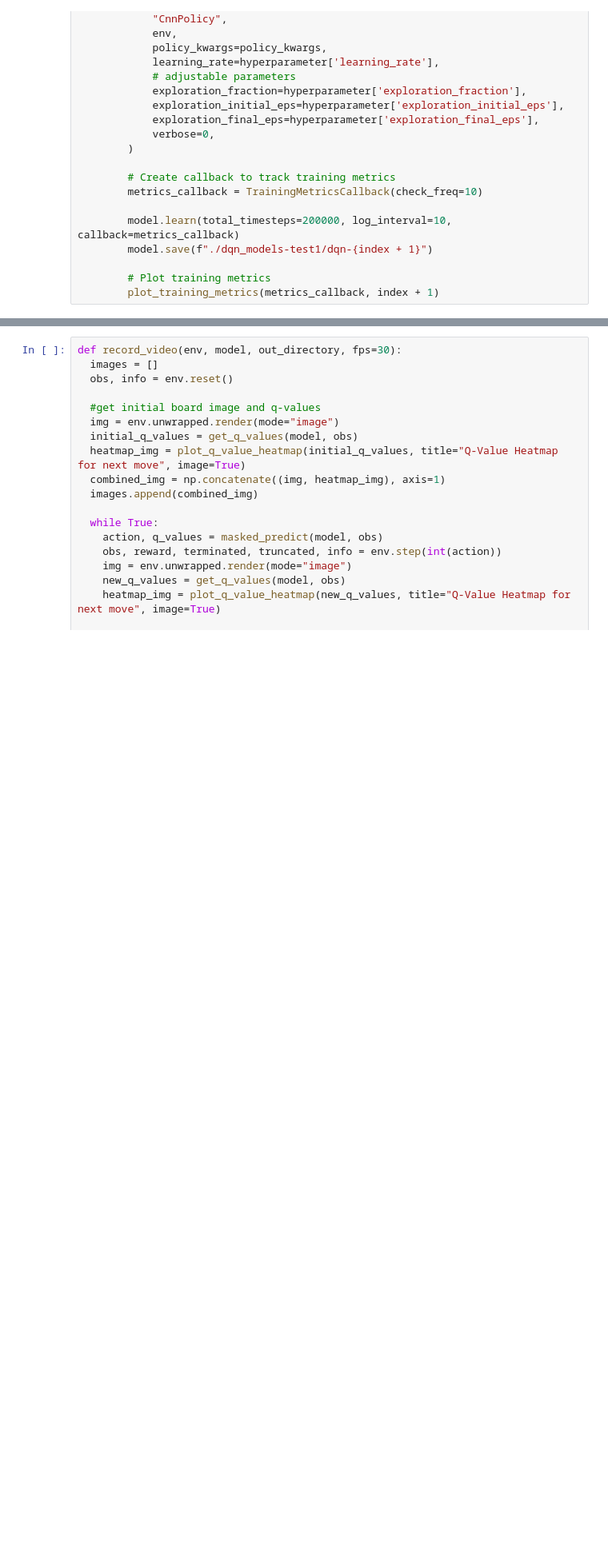
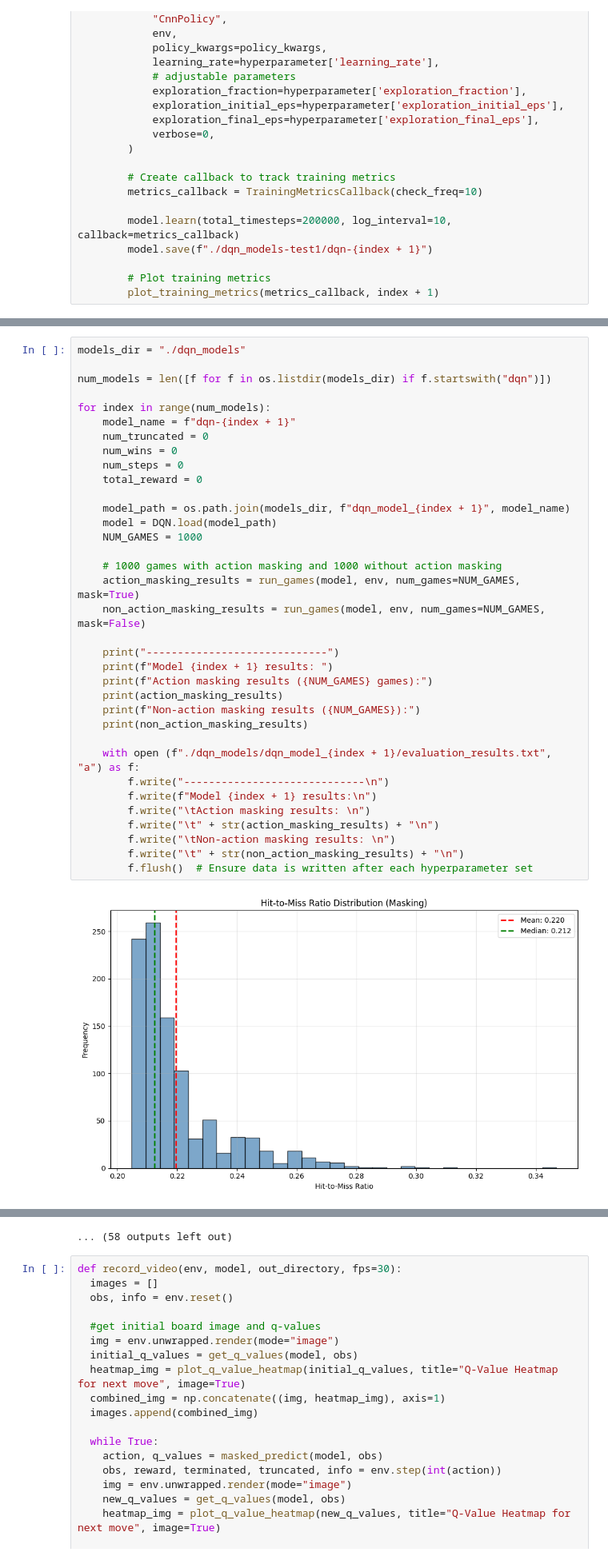
Before and after one commit to shayanhalder/battleship-reinforcement-learning, a Jupyter notebook: dqn_pipeline.ipynb, the cells around one changed output, grey strips where cells are left out. Shown at 80% size. Drawn from its saved outputs; the diff is of its cells as text; blank space fills up the shorter version.

```diff
--- a/dqn_pipeline.ipynb
+++ b/dqn_pipeline.ipynb
@@ -522,0 +659,37 @@ with open("dqn-training.txt", "a") as f:
+# %%
+models_dir = "./dqn_models"
+
+num_models = len([f for f in os.listdir(models_dir) if f.startswith("dqn")])
+
+for index in range(num_models):
+    model_name = f"dqn-{index + 1}"
+    num_truncated = 0
+    num_wins = 0
+    num_steps = 0
+    total_reward = 0
+
+    model_path = os.path.join(models_dir, f"dqn_model_{index + 1}", model_name)
+    model = DQN.load(model_path)
+    NUM_GAMES = 1000
+
+    # 1000 games with action masking and 1000 without action masking
+    action_masking_results = run_games(model, env, num_games=NUM_GAMES, mask=True)
+    non_action_masking_results = run_games(model, env, num_games=NUM_GAMES, mask=False)
+
+    print("-----------------------------")
+    print(f"Model {index + 1} results: ")
+    print(f"Action masking results ({NUM_GAMES} games):")
+    print(action_masking_results)
+    print(f"Non-action masking results ({NUM_GAMES}):")
+    print(non_action_masking_results)
+
+    with open (f"./dqn_models/dqn_model_{index + 1}/evaluation_results.txt", "a") as f:
+        f.write("-----------------------------\n")
+        f.write(f"Model {index + 1} results:\n")
+        f.write("\tAction masking results: \n")
+        f.write("\t" + str(action_masking_results) + "\n")
+        f.write("\tNon-action masking results: \n")
+        f.write("\t" + str(non_action_masking_results) + "\n")
+        f.flush()  # Ensure data is written after each hyperparameter set
+# %% [output]
+[figure, added]
@@ -523,3 +712,4 @@ with open("dqn-training.txt", "a") as f:
+... (58 outputs left out)
 # %%
 def record_video(env, model, out_directory, fps=30):
   images = []
```
Also changed, not shown: parts of 6 cells of this notebook.
